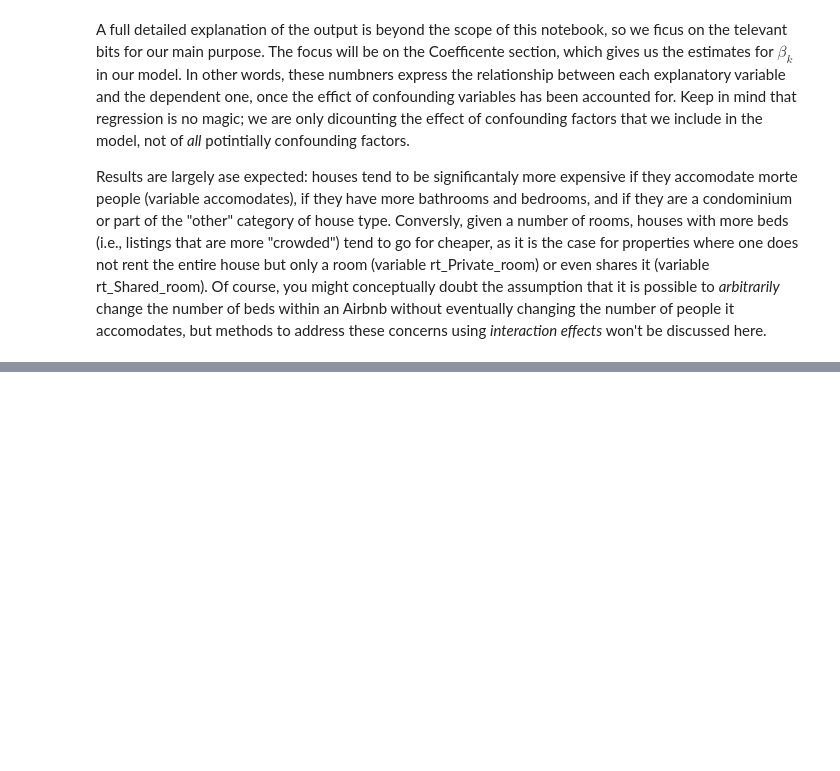
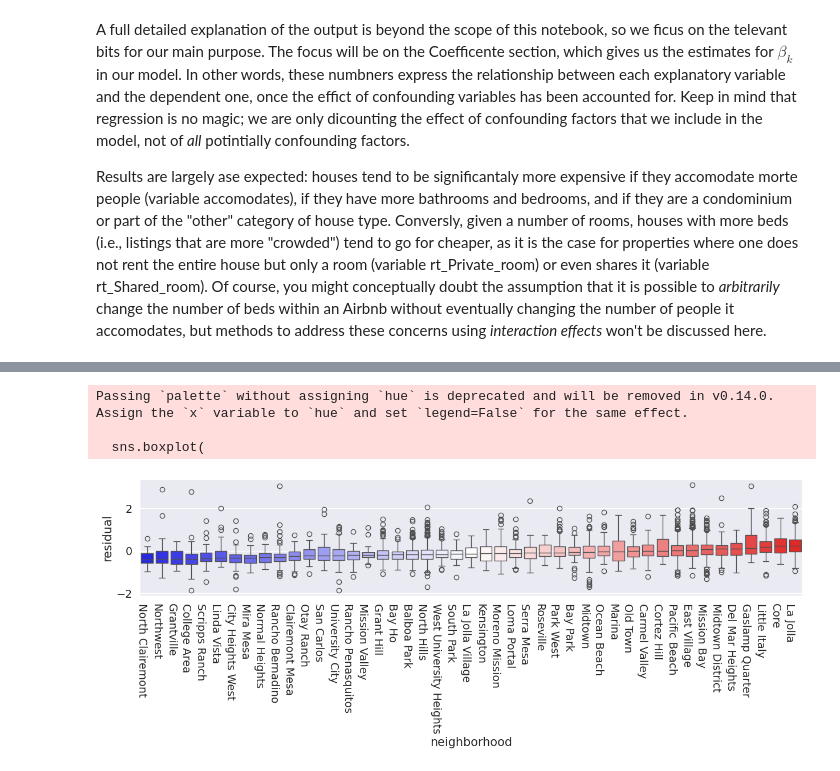
Before and after one commit to Skyehawk/Spatial_stats_examples, a Jupyter notebook: Spatial_regression/Spatial_regression.ipynb, the cells around one changed output, grey strips where cells are left out. Cells and saved outputs as stored; diff of their text form; code cells hidden in the pictures; blank space fills up the shorter version.

```diff
--- a/Spatial_regression/Spatial_regression.ipynb
+++ b/Spatial_regression/Spatial_regression.ipynb
@@ -109,0 +216,35 @@ Results are largely ase expected: houses tend to be significantaly more expensiv
+# %%
+# Create column with resudual values from m1
+db["residual"] = m1.u
+
+# Obtain the median values of residuals for each neighborhood
+medians = db.groupby("neighborhood").residual.median().to_frame("neighborhood_residual")
+
+# Increase font size
+sns.set(font_scale=1.25)
+
+#set up fig
+fig, ax = plt.subplots(1,1,figsize=(15,3))  # wo make subplots with one so we wn't need to call ax=plt.gca()
+
+# Generate the boxplots from neighborhood distributions
+sns.boxplot(
+            x="neighborhood",
+            y="residual",
+            ax=ax,
+            data = db.merge(
+                            medians,
+                            how="left",
+                            left_on="neighborhood",
+                            right_index=True)
+                            .sort_values("neighborhood_residual"),
+            palette="bwr",
+           )
+# Rotate the X labels for legibility
+fig.autofmt_xdate(rotation=-90)
+# Display
+plt.show()
+# %% [output]
+Passing `palette` without assigning `hue` is deprecated and will be removed in v0.14.0. Assign the `x` variable to `hue` and set `legend=False` for the same effect.
+
+  sns.boxplot(
+[figure, added]
```
Also changed, not shown: parts of 17 cells of this notebook.
